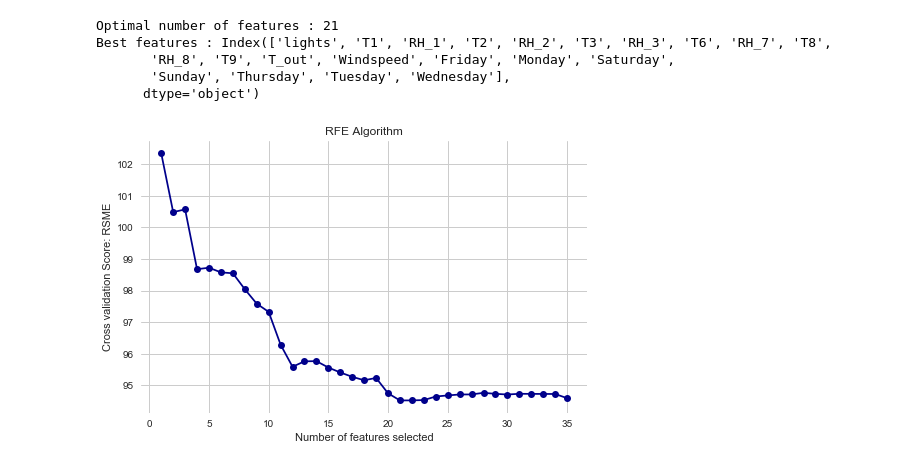
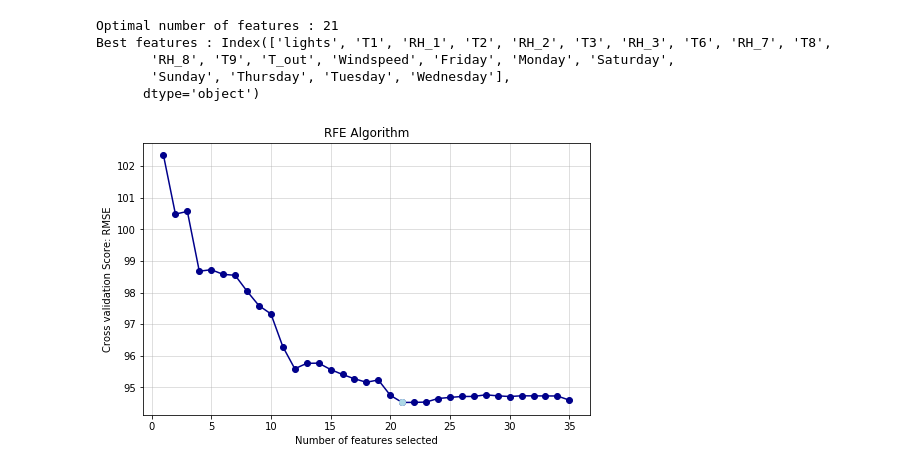
Before and after one commit to arianaroz/comp257-portfolio-2019, a Jupyter notebook: Portfolio 2.ipynb, the cells around one changed output. Cells and saved outputs as stored; diff of their text form; code cells hidden in the pictures.

Commit message:
RFE scoring R2 added and comments

```diff
--- a/Portfolio 2.ipynb
+++ b/Portfolio 2.ipynb
@@ -10,12 +10,13 @@ from datetime import datetime
 import matplotlib.dates as mdates
 from matplotlib.dates import DateFormatter
 
-plt.style.use('seaborn')
+#plt.style.use('seaborn')
 %matplotlib inline
 from sklearn import linear_model
 from sklearn.linear_model import LinearRegression
 from sklearn.metrics import r2_score
-pd.options.mode.chained_assignment = None
+import warnings
+warnings.simplefilter('ignore')
 # %%
 energy = pd.read_csv('data/energydata_complete.csv')
 train = pd.read_csv('data/training.csv')
@@ -460 +495,6 @@ Optimal number of features : 21
+# %%
+model_2 = LinearRegression()
+k = StratifiedKFold(n_splits=10, random_state=42)
+rfecv_2 = RFECV(estimator=model_2, step=1, cv=k, scoring='neg_mean_squared_error')
+rfecv_2 = rfecv_2.fit(x_train, y_train)
 # %%
@@ -467,14 +507,20 @@ Best features : Index(['lights', 'T1', 'RH_1', 'T2', 'RH_2', 'T3', 'RH_3', 'T6',
        'Sunday', 'Thursday', 'Tuesday', 'Wednesday'],
       dtype='object')
 # %%
-# Plot number of features VS. cross-validation scores
-sns.set_style("whitegrid")
+# Plot number of features VS. cross-validation scores RMSE
 plt.figure(figsize=(8,5))
 plt.xlabel("Number of features selected")
-plt.ylabel("Cross validation Score: RSME")
+plt.ylabel("Cross validation Score: RMSE")
 plt.title('RFE Algorithm')
-rsme= np.sqrt(-rfecv.grid_scores_)
-plt.plot(range(1, len(rfecv.grid_scores_) + 1),rsme, marker='o',color='darkblue')
+
+rmse = np.sqrt(-rfecv_2.grid_scores_)
+
+p = plt.plot(range(1, len(rfecv_2.grid_scores_) + 1),rmse, marker='o',color='darkblue')
+plt.grid(alpha=0.5)
+
+xvals = p[0].get_xdata()
+yvals = p[0].get_ydata()
+plt.plot(xvals[20],yvals[21], marker="o", color='lightblue')
 plt.show()
 # %% [output]
-[figure, old version]
+[figure, new version]
```
Also changed, not shown: parts of 23 cells of this notebook.
